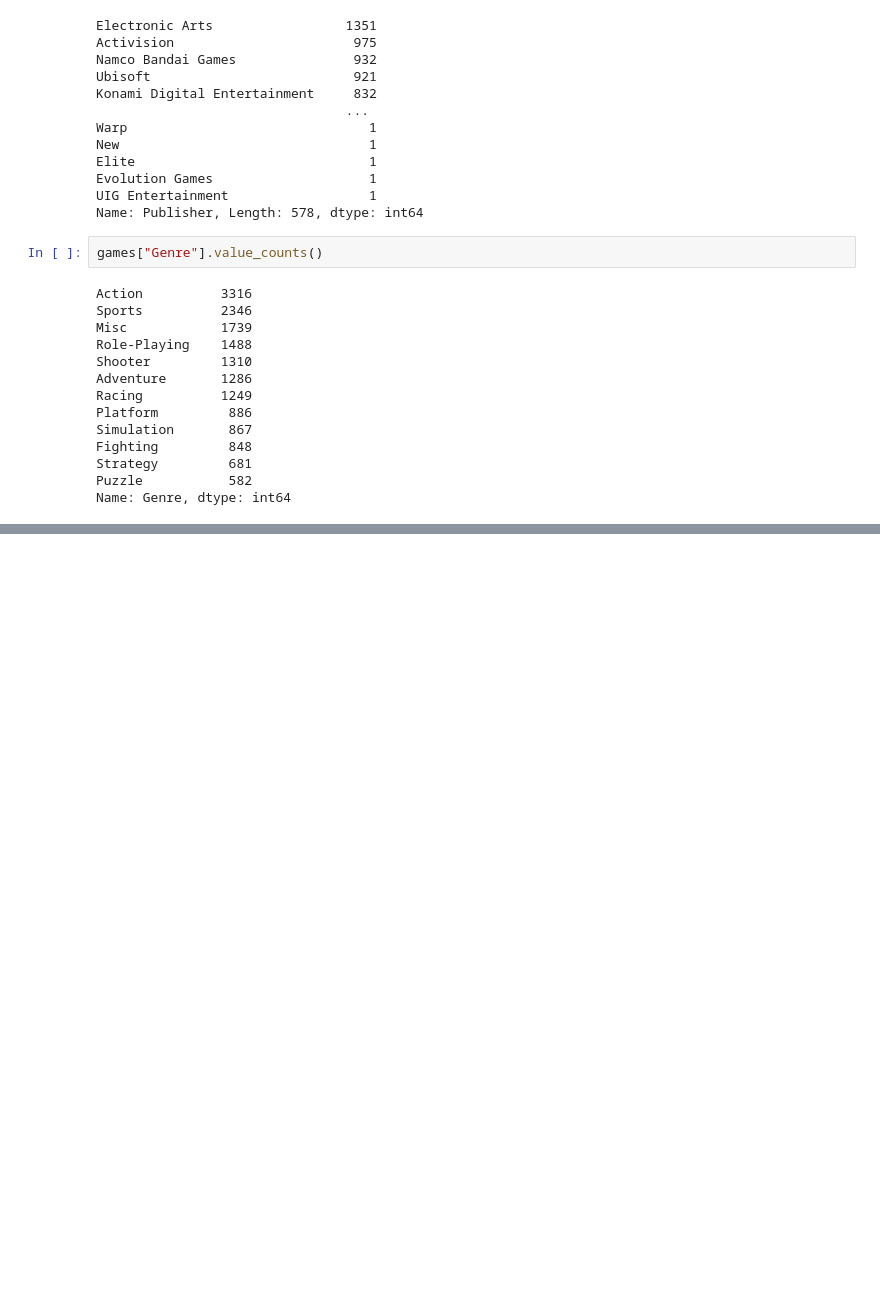
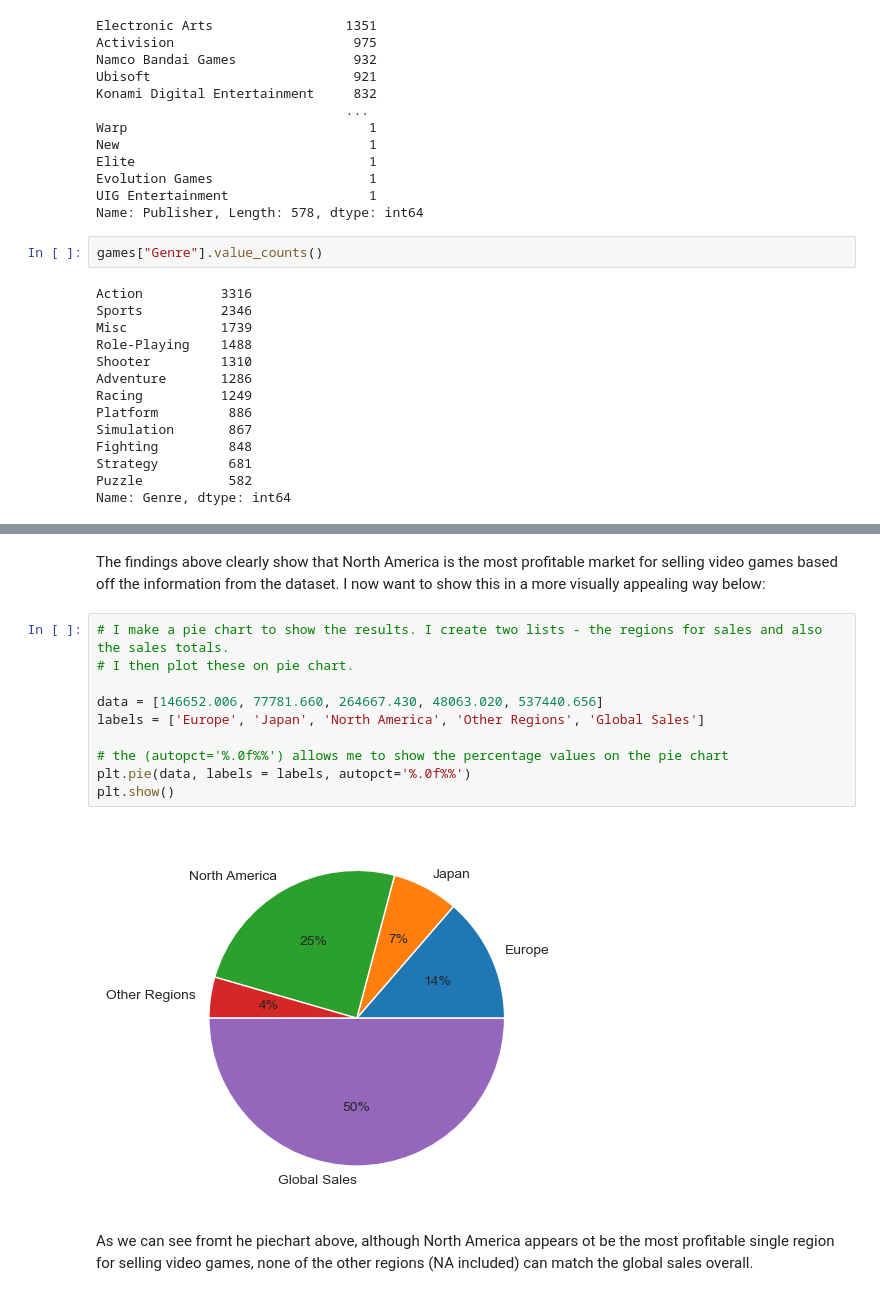
Before and after one commit to SeanE15/Programming-for-Data-Analysis, a Jupyter notebook: Assignment 1/PfDA Project 1.ipynb, the cells around one changed output, grey strips where cells are left out. Drawn from its saved outputs; the diff is of its cells as text; blank space fills up the shorter version.

Commit message:
updated references list + added piechart

```diff
--- a/Assignment 1/PfDA Project 1.ipynb
+++ b/Assignment 1/PfDA Project 1.ipynb
@@ -141,0 +146,17 @@ sns.pairplot (games,hue="Year")
+# %% [markdown]
+The findings above clearly show that North America is the most profitable market for selling video games based off the
+information from the dataset. I now want to show this in a more visually appealing way below:
+# %%
+# I make a pie chart to show the results. I create two lists - the regions for sales and also the sales totals.
+# I then plot these on pie chart.
+
+data = [146652.006, 77781.660, 264667.430, 48063.020, 537440.656]
+labels = ['Europe', 'Japan', 'North America', 'Other Regions', 'Global Sales']
+
+# the (autopct='%.0f%%') allows me to show the percentage values on the pie chart
+plt.pie(data, labels = labels, autopct='%.0f%%')
+plt.show()
+# %% [output]
+[figure, added]
+# %% [markdown]
+As we can see fromt he piechart above, although North America appears ot be the most profitable single region for selling video games, none of the other regions (NA included) can match the global sales overall.
```
Also changed, not shown: parts of 7 cells of this notebook, 1 other file.
